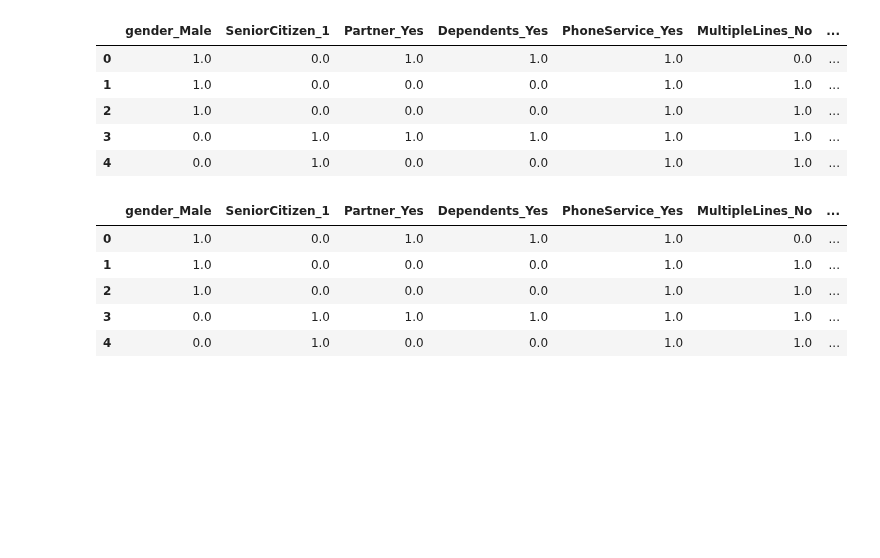
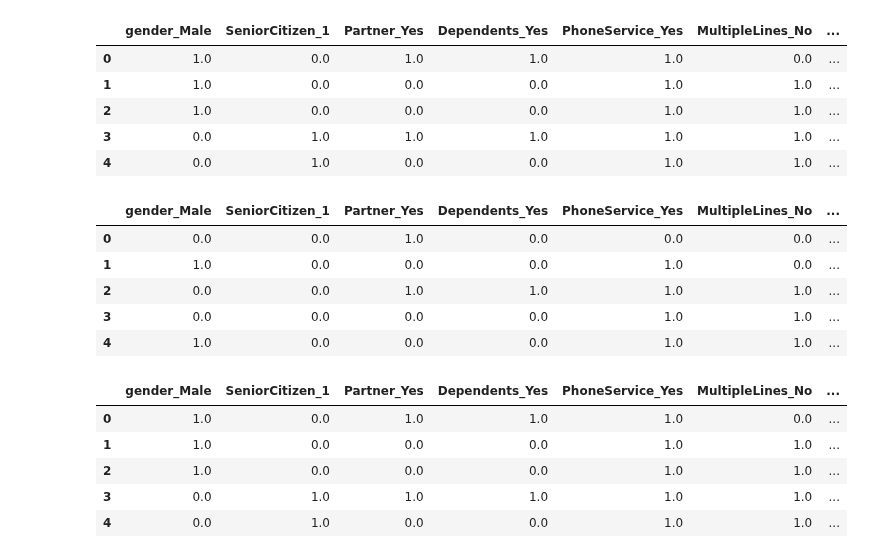
Before and after one commit to pedroabisamara/churn_prediction, a Jupyter notebook: churn_prediction.ipynb, the cells around one changed output. Drawn from its saved outputs; the diff is of its cells as text; code cells hidden in the pictures; blank space fills up the shorter version.

```diff
--- a/churn_prediction.ipynb
+++ b/churn_prediction.ipynb
@@ -442,6 +435,22 @@ X_train_encoded_df.head()
 | 2 | 1.0 | 0.0 | 0.0 | 0.0 | 1.0 | 1.0 | ... |
 | 3 | 0.0 | 1.0 | 1.0 | 1.0 | 1.0 | 1.0 | ... |
 | 4 | 0.0 | 1.0 | 0.0 | 0.0 | 1.0 | 1.0 | ... |
+# %%
+# Transforming the encoding for X and y test sets
+y_test_encoded = le_encoder.transform(y_test)
+X_test_encoded = encoding_pipeline.transform(X_test)
+
+# Moving the encoded features to a df
+X_test_encoded_df = pd.DataFrame(X_test_encoded, columns=feature_names)
+# %%
+X_test_encoded_df.head()
+# %% [output]
+|  | gender_Male | SeniorCitizen_1 | Partner_Yes | Dependents_Yes | PhoneService_Yes | MultipleLines_No | ... |
+| 0 | 0.0 | 0.0 | 1.0 | 0.0 | 0.0 | 0.0 | ... |
+| 1 | 1.0 | 0.0 | 0.0 | 0.0 | 1.0 | 0.0 | ... |
+| 2 | 0.0 | 0.0 | 1.0 | 1.0 | 1.0 | 1.0 | ... |
+| 3 | 0.0 | 0.0 | 0.0 | 0.0 | 1.0 | 1.0 | ... |
+| 4 | 1.0 | 0.0 | 0.0 | 0.0 | 1.0 | 1.0 | ... |
 # %%
 # Instantiating scaler using MinMaxScaler
 scaler = MinMaxScaler()
```
Also changed, not shown: parts of 10 cells of this notebook.
